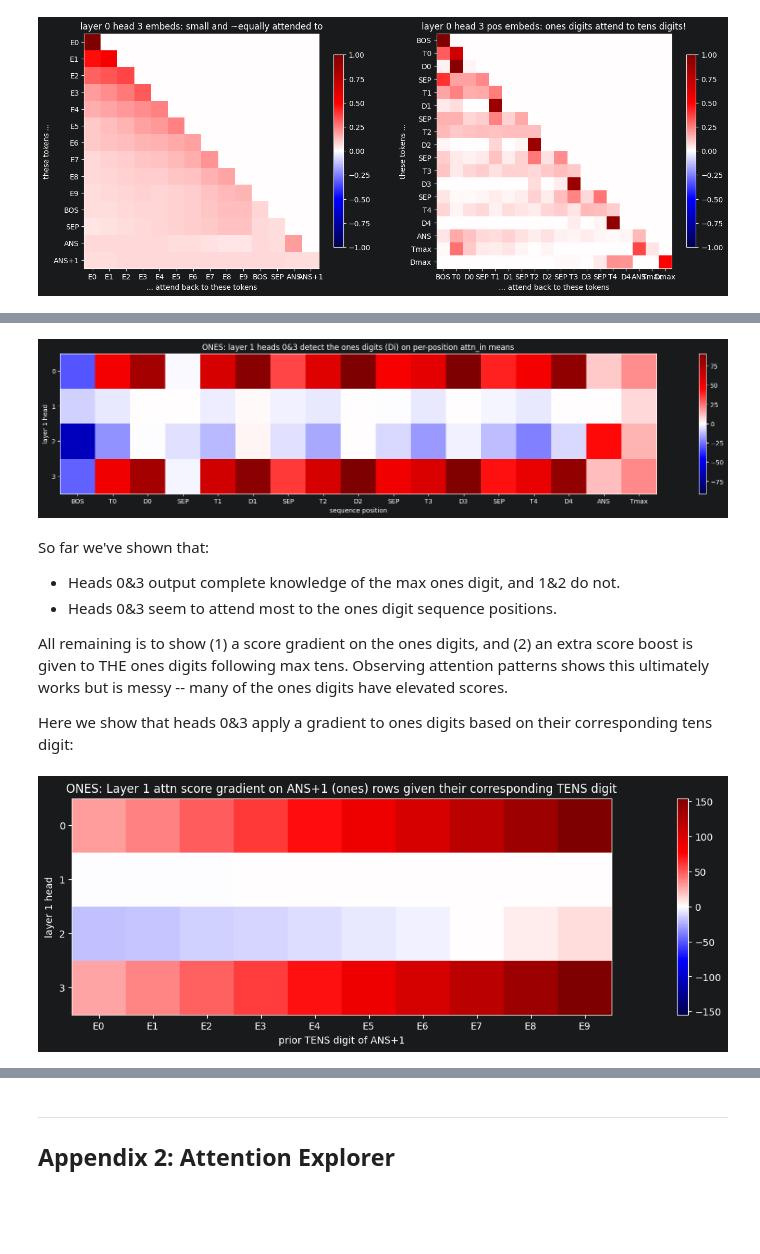
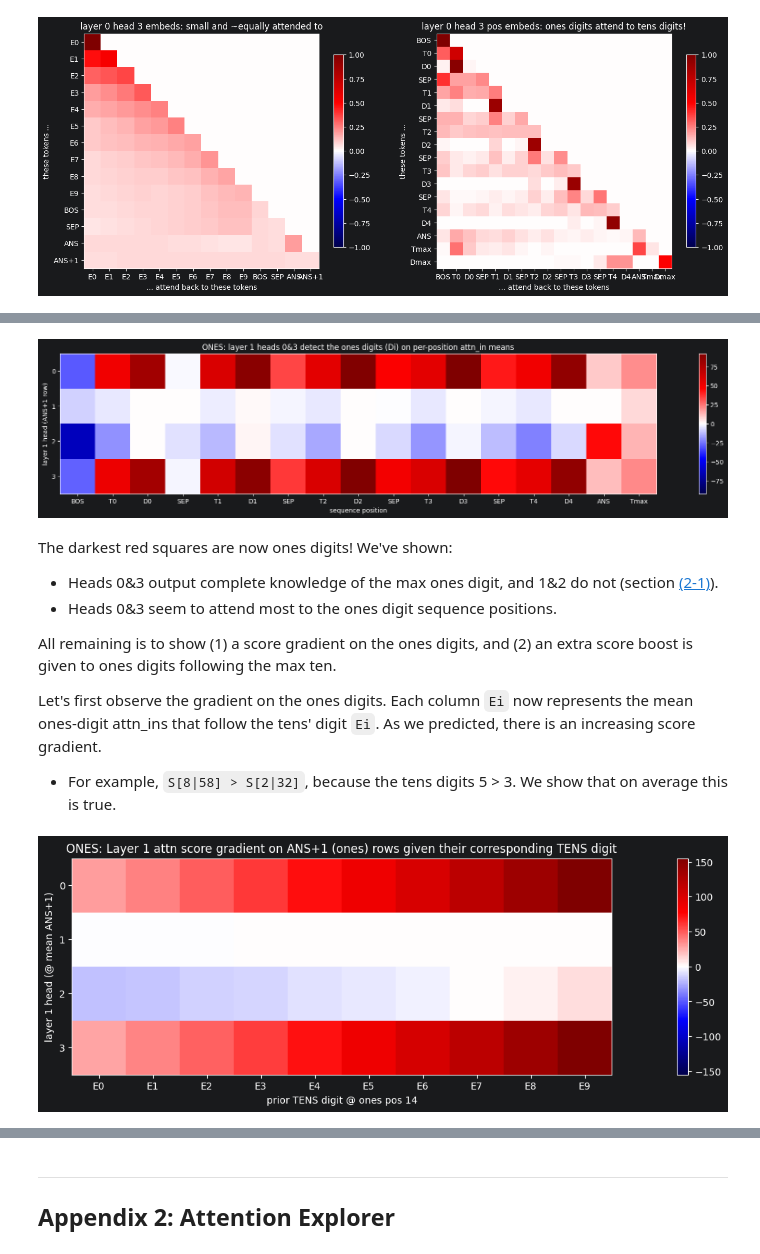
Before and after one commit to danwilhelm/max_list_puzzle, a Jupyter notebook: max_list_puzzle.ipynb, the cells around one changed output, grey strips where cells are left out. Drawn from its saved outputs; the diff is of its cells as text; code cells hidden in the pictures; blank space fills up the shorter version.

Commit message:
Clarify explanations, apply API updates

```diff
--- a/max_list_puzzle.ipynb
+++ b/max_list_puzzle.ipynb
@@ -69,16 +72,16 @@ print(f"Using device: {device}")
 Using device: mps
 # %%
 # Show that NumPy-based model is equivalent to raw model
-from helpers import load_models, tokenize_1, tokenize_2, examples_1, examples_2
+from helpers import load_models_04_2026, tokenize_1, tokenize_2, examples_1, examples_2
 
-raw_model_1, raw_model_2, model_1, model_2 = load_models(device)
+raw_model_1, raw_model_2, model_1, model_2 = load_models_04_2026(device)
 
 # Verify model implementations the same
 toks_1 = np.array([tokenize_1(nums) for nums in examples_1])
 toks_2 = np.array([tokenize_2(nums) for nums in examples_2])
 
 results_1, same_logits_1 = model_1.verify_raw_model(toks_1, raw_model_1)
-results_2, same_logits_2 = model_2.verify_raw_model(toks_2, raw_model_2)
+results_2, same_logits_2 = model_2.verify_raw_model(toks_2, raw_model_2, n_iter=2)
 
 assert same_logits_1 and same_logits_2
 # %% [output]
@@ -86,22 +90,3 @@ Downloaded model definition + weights for both models.
-# %%
-# Useful constants
-model_1.BOS_POS = 0; model_1.ONES_POS = 1; model_1.SEP_POS = 2
-model_1.ANS_POS = 10; model_1.LAST_POS = 11
-
-model_2.BOS_POS = 0; model_2.TENS_POS = 1; model_2.ONES_POS = 2; model_2.SEP_POS = 3
-model_2.ANS_POS = 15; model_2.TENS_ANS_POS = 16; model_2.LAST_POS = 17
-
-model_1.seq_labels = [ 'BOS', 'D0', 'SEP', 'D1', 'SEP', 'D2', 'SEP', 'D3', 'SEP', 'D4', 'ANS', 'Dmax', 'EOS' ]
-model_2.seq_labels = [ 'BOS', 'T0', 'D0', 'SEP', 'T1', 'D1', 'SEP', 'T2', 'D2', 'SEP', 'T3', 'D3', 'SEP', 'T4', 'D4', 'ANS', 'Tmax', 'Dmax', 'EOS' ]
-
-model_1.embed_labels = [f'E{i}' for i in range(model_1.n_digits)] + ['BOS', 'SEP', 'ANS', 'ANS+1']
-model_2.embed_labels = model_1.embed_labels.copy()
-#pos_labels = [f'P{i}' for i in range(model_1.n_digits)]
-
-model_1.BOS = 10; model_2.BOS = 10
-model_1.SEP = 11; model_2.SEP = 11
-model_1.ANS = 12; model_2.ANS = 12
-model_1.EOS = 13; model_2.EOS = 13
 # %% [markdown]
 ---
 <a id="sidebar"></a>
@@ -114,7 +99,6 @@ This typically occurs with duplicated ones-digits, particularly when they are 0.
 # %%
 counterexample_seqs = [
     [ 0,  0,  4, 57, 63],
-    [52, 49, 49, 28,  0],
     [81,  2, 10,  0,  7],
     [80, 12,  0,  0,  7],
     [45, 44, 44, 31, 23],
@@ -122,7 +106,7 @@ counterexample_seqs = [
 ]
 
 toks = np.array([tokenize_2(seq) for seq in counterexample_seqs])
-results, same_logits = model_2.verify_raw_model(toks, raw_model_2)
+results, same_logits = model_2.verify_raw_model(toks, raw_model_2, n_iter=2)
 
 if same_logits:
     print(f'The raw and numpy models both incorrectly predict the max:\n')
@@ -525,6 +524,6 @@ Again for the ones digit, we will take the mean of each layer 1 attn_in, for an
 # %%
 title = f'ONES: layer 1 heads 0&3 detect the ones digits (Di) on per-position attn_in means'
-layer = 1; n_samples = 1000; pos = -1  # -2: tens digit, -1: ones digit
+layer = 1; n_samples = 1000; pos = -1  # for fun, try this with ANS (pos=-2) -- this shows why ANS can't detect ones digits
 
 attn_in_pos = model_2.attn_in[layer,:n_samples].mean(axis=0)  # Average attn_in over each position
 ans1_attn_in = attn_in_pos[[pos]]
@@ -532,38 +531,33 @@ ans1_attn_in = attn_in_pos[[pos]]
 scores = np.stack([model_2.quick_attn(layer,head, rows=ans1_attn_in, cols=attn_in_pos, softmax=False) for head in range(model_2.n_heads)])
 fig,axs = imshow(scores.reshape(4, -1), title=title, colorbar=True, colorbar_scale=1.0,
                  xticks=model_2.seq_labels[:-2], yticks=np.arange(model_2.n_heads), center=True,
-                 xlabel='sequence position', ylabel=f'layer {layer} head', figsize=(24,4));
+                 xlabel='sequence position', ylabel=f'layer {layer} head (ANS+1 row)', figsize=(24,4));
 # %% [output]
-[figure, old version]
+[figure, new version]
 # %% [markdown]
-So far we've shown that:
-- Heads 0&3 output complete knowledge of the max ones digit, and 1&2 do not.
+The darkest red squares are now ones digits! We've shown:
+- Heads 0&3 output complete knowledge of the max ones digit, and 1&2 do not (section [(2-1)](#2-1])).
 - Heads 0&3 seem to attend most to the ones digit sequence positions.
 
-All remaining is to show (1) a score gradient on the ones digits, and (2) an extra score boost is given to THE ones digits following max tens. Observing attention patterns shows this ultimately works but is messy -- many of the ones digits have elevated scores.
+All remaining is to show (1) a score gradient on the ones digits, and (2) an extra score boost is given to ones digits following the max ten.
 
-Here we show that heads 0&3 apply a gradient to ones digits based on their corresponding tens digit:
+Let's first observe the gradient on the ones digits. Each column `Ei` now represents the mean ones-digit attn_ins that follow the tens' digit `Ei`. As we predicted, there is an increasing score gradient.
+- For example, `S[8|58] > S[2|32]`, because the tens digits 5 > 3. We show that on average this is true.
 # %%
 title = 'ONES: Layer 1 attn score gradient on ANS+1 (ones) rows given their corresponding TENS digit'
 layer = 1; n_samples = 1000; pos = -1       # ANS+1
 tens_seq_pos = np.array([1, 4, 7, 10, 13])  # positions of tens digits (for reference)
 tens_pos = tens_seq_pos[4]                  # vary this to show the gradient applies to all positions!
 
-# Average ANS+1 attn_ins based on their preceeding TENS digit
-ones_attn_in = np.empty((model_2.n_digits, model_2.d_model))
-for digit in range(0, model_2.n_digits):
-    example_ixs = where(seqs_2[:,tens_pos] == digit)                          # for a particular tens digit ..
-    if len(example_ixs) > 0:
-        ones_attn_in[digit] = model_2.attn_in[layer,example_ixs,tens_pos+1].mean(axis=0)    # average the ONES digit rows following it!
-    else:
-        ones_attn_in[digit] = 0.0
+# Average ANS+1 attn_ins based on their preceding TENS digit
+ones_attn_in = mean_attn_in(model_2, layer, tens_pos+1, digit_ix_fn=lambda digit: where(seqs_2[:,tens_pos] == digit))
 
 ans1_attn_in = model_2.attn_in[layer,:n_samples,pos].mean(axis=0)[None]  # Average attn_in over each position
 
 scores = np.stack([model_2.quick_attn(layer,head, rows=ans1_attn_in, cols=ones_attn_in, softmax=False) for head in range(model_2.n_heads)])
 fig,axs = imshow(scores.reshape(4, -1), title=title, colorbar=True, colorbar_scale=1.0,
                  xticks=model_2.embed_labels[:-4], yticks=np.arange(model_2.n_heads), center=True,
-                 xlabel='prior TENS digit of ANS+1', ylabel=f'layer {layer} head', figsize=(24,4));
+                 xlabel=f'prior TENS digit @ ones pos {tens_pos+1}', ylabel=f'layer {layer} head (@ mean ANS+1)', figsize=(24,4));
 # %% [output]
-[figure, old version]
+[figure, new version]
 # %% [markdown]
```
Also changed, not shown: parts of 43 cells of this notebook.
